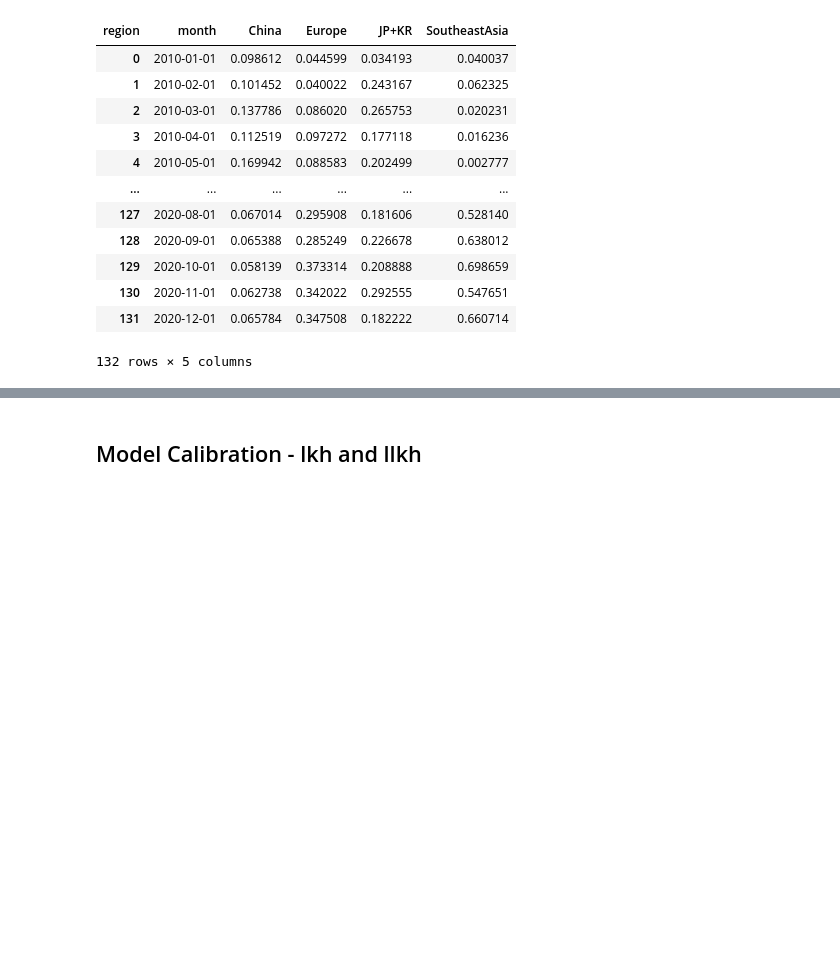
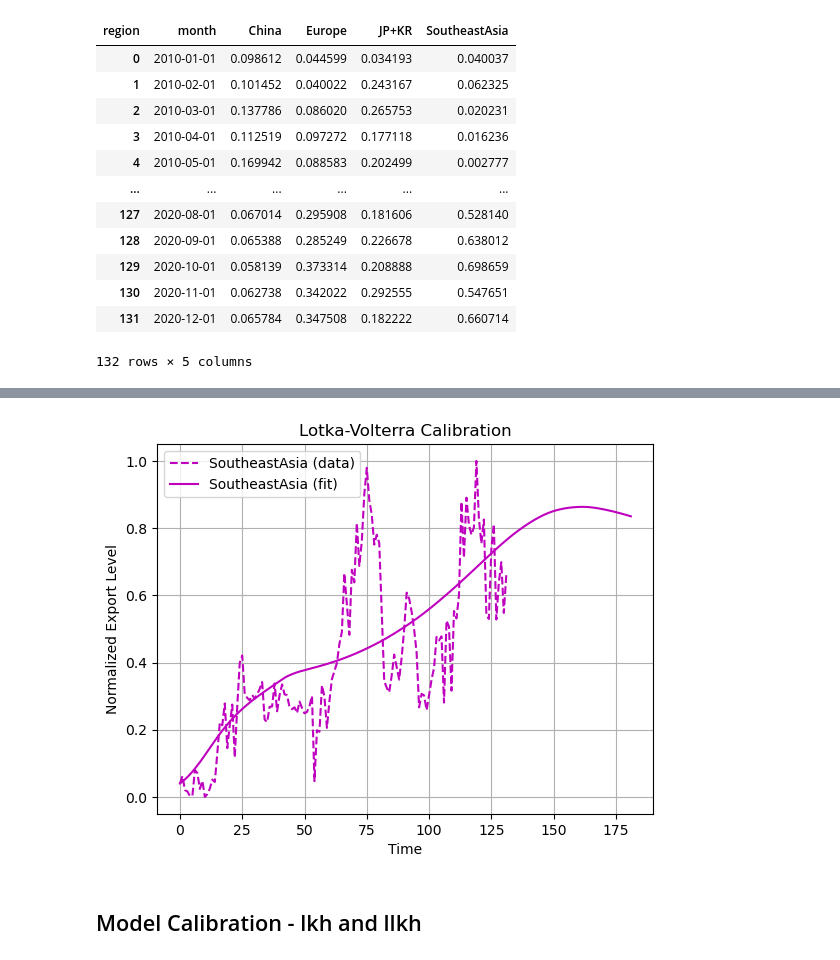
Before and after one commit to LeonardoPolverari/simulation_project, a Jupyter notebook: notebooks/angius_new.ipynb, the cells around one changed output, grey strips where cells are left out. Cells and saved outputs as stored; diff of their text form; code cells hidden in the pictures; blank space fills up the shorter version.

```diff
--- a/notebooks/angius_new.ipynb
+++ b/notebooks/angius_new.ipynb
@@ -253,3 +349,14 @@ plt.show()
+# %%
+plt.plot(t_data[:len(data[3])], data[3], 'm--', label='SoutheastAsia (data)')
+plt.plot(t_data, sol.y[3], 'm-', label='SoutheastAsia (fit)')
+plt.legend()
+plt.xlabel('Time')
+plt.ylabel('Normalized Export Level')
+plt.title('Lotka-Volterra Calibration')
+plt.grid(True)
+plt.show()
+# %% [output]
+[figure, added]
 # %% [markdown]
 ## Model Calibration - lkh and llkh
 # %%
```
Also changed, not shown: parts of 13 cells of this notebook.
